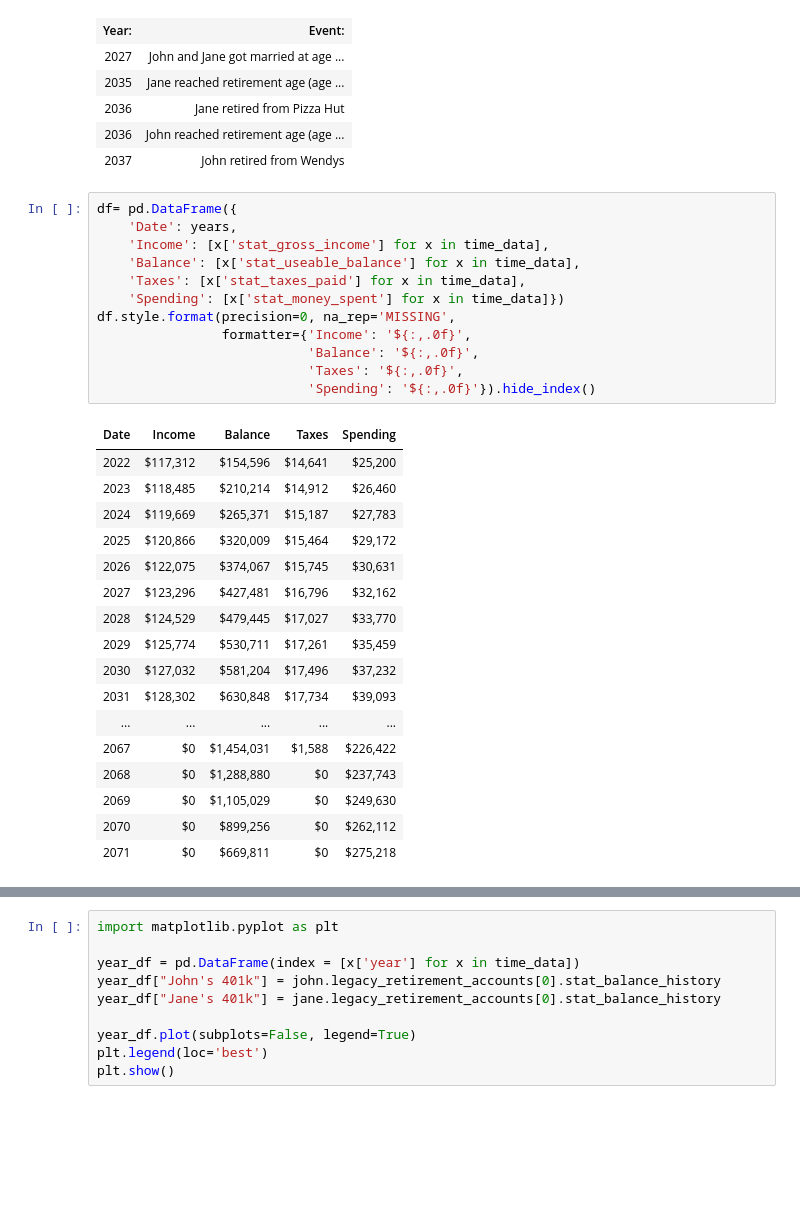
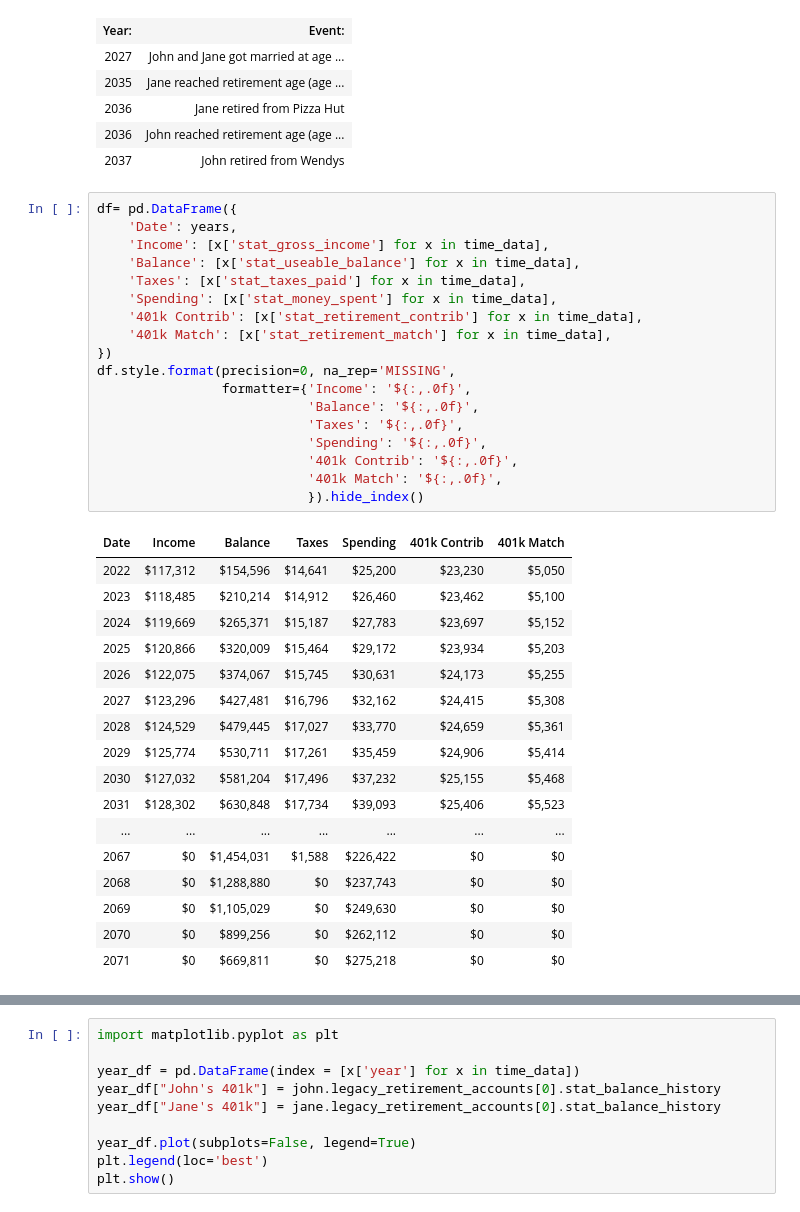
Before and after one commit to sw23/life-model, a Jupyter notebook: ExampleSimulation.ipynb, the cells around one changed output, grey strips where cells are left out. Drawn from its saved outputs; the diff is of its cells as text; blank space fills up the shorter version.

Commit message:
Adding retirement stats

```diff
--- a/ExampleSimulation.ipynb
+++ b/ExampleSimulation.ipynb
@@ -166,33 +166,39 @@ family.event_log
 # %%
 df= pd.DataFrame({
     'Date': years,
     'Income': [x['stat_gross_income'] for x in time_data],
     'Balance': [x['stat_useable_balance'] for x in time_data],
     'Taxes': [x['stat_taxes_paid'] for x in time_data],
-    'Spending': [x['stat_money_spent'] for x in time_data]})
+    'Spending': [x['stat_money_spent'] for x in time_data],
+    '401k Contrib': [x['stat_retirement_contrib'] for x in time_data],
+    '401k Match': [x['stat_retirement_match'] for x in time_data],
+})
 df.style.format(precision=0, na_rep='MISSING',
                 formatter={'Income': '${:,.0f}',
                            'Balance': '${:,.0f}',
                            'Taxes': '${:,.0f}',
-                           'Spending': '${:,.0f}'}).hide_index()
+                           'Spending': '${:,.0f}',
+                           '401k Contrib': '${:,.0f}',
+                           '401k Match': '${:,.0f}',
+                           }).hide_index()
 # %% [output]
-| Date | Income | Balance | Taxes | Spending |
-| 2022 | $117,312 | $154,596 | $14,641 | $25,200 |
-| 2023 | $118,485 | $210,214 | $14,912 | $26,460 |
-| 2024 | $119,669 | $265,371 | $15,187 | $27,783 |
-| 2025 | $120,866 | $320,009 | $15,464 | $29,172 |
-| 2026 | $122,075 | $374,067 | $15,745 | $30,631 |
-| 2027 | $123,296 | $427,481 | $16,796 | $32,162 |
-| 2028 | $124,529 | $479,445 | $17,027 | $33,770 |
-| 2029 | $125,774 | $530,711 | $17,261 | $35,459 |
-| 2030 | $127,032 | $581,204 | $17,496 | $37,232 |
-| 2031 | $128,302 | $630,848 | $17,734 | $39,093 |
-| ... | ... | ... | ... | ... |
-| 2067 | $0 | $1,454,031 | $1,588 | $226,422 |
-| 2068 | $0 | $1,288,880 | $0 | $237,743 |
-| 2069 | $0 | $1,105,029 | $0 | $249,630 |
-| 2070 | $0 | $899,256 | $0 | $262,112 |
-| 2071 | $0 | $669,811 | $0 | $275,218 |
+| Date | Income | Balance | Taxes | Spending | 401k Contrib | 401k Match |
+| 2022 | $117,312 | $154,596 | $14,641 | $25,200 | $23,230 | $5,050 |
+| 2023 | $118,485 | $210,214 | $14,912 | $26,460 | $23,462 | $5,100 |
+| 2024 | $119,669 | $265,371 | $15,187 | $27,783 | $23,697 | $5,152 |
+| 2025 | $120,866 | $320,009 | $15,464 | $29,172 | $23,934 | $5,203 |
+| 2026 | $122,075 | $374,067 | $15,745 | $30,631 | $24,173 | $5,255 |
+| 2027 | $123,296 | $427,481 | $16,796 | $32,162 | $24,415 | $5,308 |
+| 2028 | $124,529 | $479,445 | $17,027 | $33,770 | $24,659 | $5,361 |
+| 2029 | $125,774 | $530,711 | $17,261 | $35,459 | $24,906 | $5,414 |
+| 2030 | $127,032 | $581,204 | $17,496 | $37,232 | $25,155 | $5,468 |
+| 2031 | $128,302 | $630,848 | $17,734 | $39,093 | $25,406 | $5,523 |
+| ... | ... | ... | ... | ... | ... | ... |
+| 2067 | $0 | $1,454,031 | $1,588 | $226,422 | $0 | $0 |
+| 2068 | $0 | $1,288,880 | $0 | $237,743 | $0 | $0 |
+| 2069 | $0 | $1,105,029 | $0 | $249,630 | $0 | $0 |
+| 2070 | $0 | $899,256 | $0 | $262,112 | $0 | $0 |
+| 2071 | $0 | $669,811 | $0 | $275,218 | $0 | $0 |
 # %%
 df_total = pd.DataFrame({
     'Dates': ['Total'],
```
Also changed, not shown: parts of 1 cell of this notebook, 4 other files.
